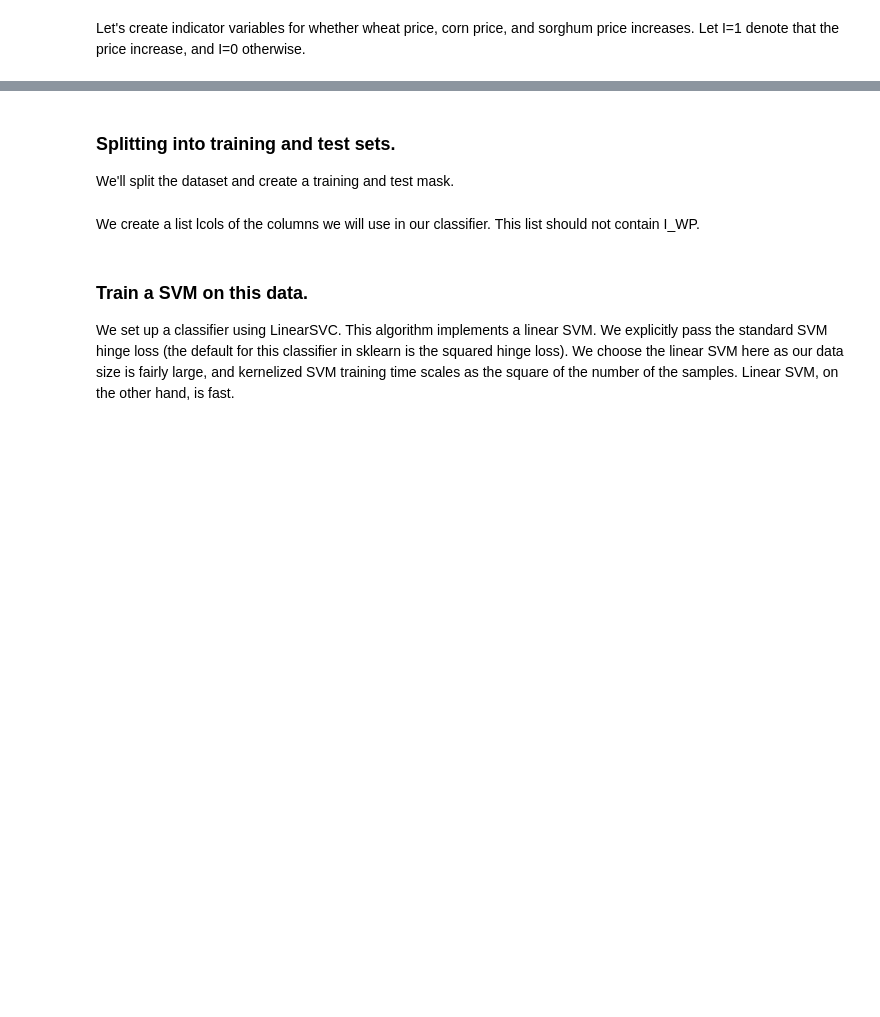
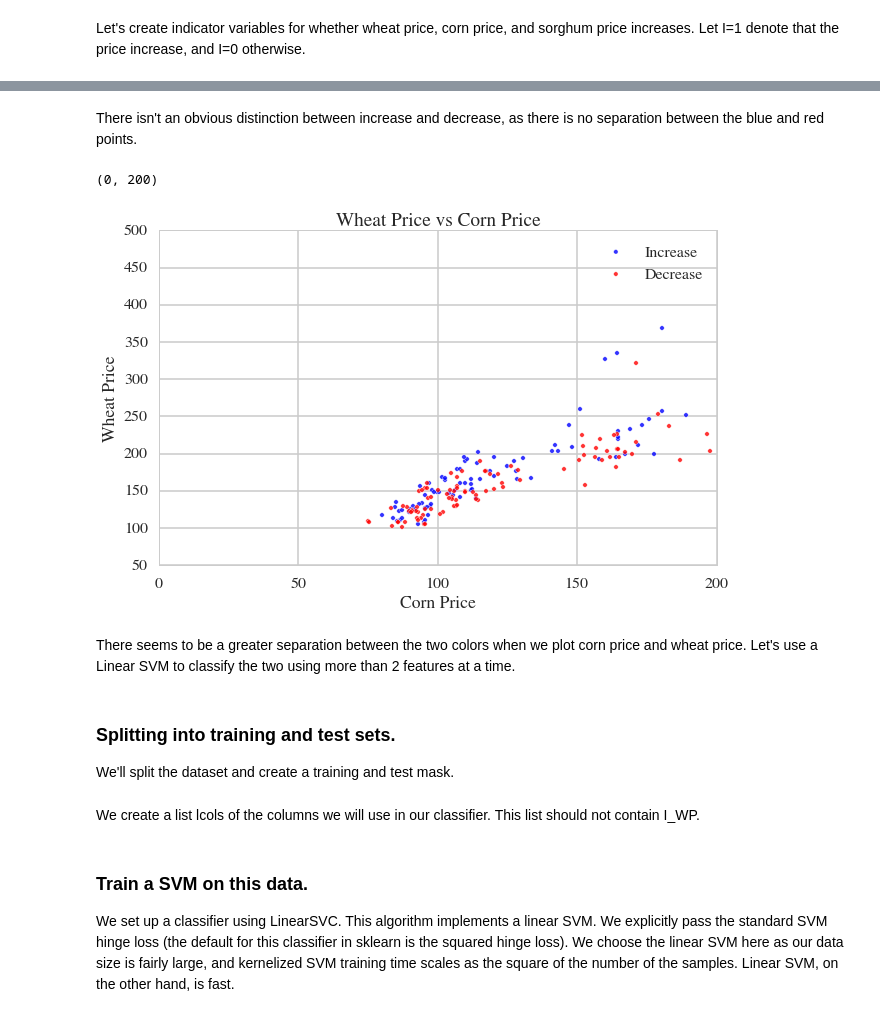
Before and after one commit to dwang953/109-Project, a Jupyter notebook: What's_the_Price_of_Wheat.ipynb, the cells around one changed output, grey strips where cells are left out. Cells and saved outputs as stored; diff of their text form; code cells hidden in the pictures; blank space fills up the shorter version.

```diff
--- a/What's_the_Price_of_Wheat.ipynb
+++ b/What's_the_Price_of_Wheat.ipynb
@@ -1659,3 +1679,20 @@ dftouse['I_SP'] =dftouse['SP_%_Change'].map(lambda x: 1 if x > 0 else 0)
+# %% [markdown]
+There isn't an obvious distinction between increase and decrease, as there is no separation between the blue and red points.
+# %%
+increase = plt.scatter(dftouse.Corn_Price[dftouse.I_WP==1], dftouse.Wheat_Price[dftouse.I_WP==1],
+            c=cm_bright.colors[1], alpha=0.8, label='Increase')
+decrease = plt.scatter(dftouse.Corn_Price[dftouse.I_WP==0], dftouse.Wheat_Price[dftouse.I_WP==0],
+            c=cm_bright.colors[0], alpha=0.8, label='Decrease');
+plt.xlabel('Corn Price')
+plt.ylabel('Wheat Price')
+plt.title('Wheat Price vs Corn Price')
+plt.legend(handles=[increase, decrease])
+plt.xlim([0,200])
+# %% [output]
+(0, 200)
+[figure, added]
+# %% [markdown]
+There seems to be a greater separation between the two colors when we plot corn price and wheat price. Let's use a Linear SVM to classify the two using more than 2 features at a time.
 # %% [markdown]
 ### Splitting into training and test sets.
 
```
Also changed, not shown: parts of 13 cells of this notebook.
